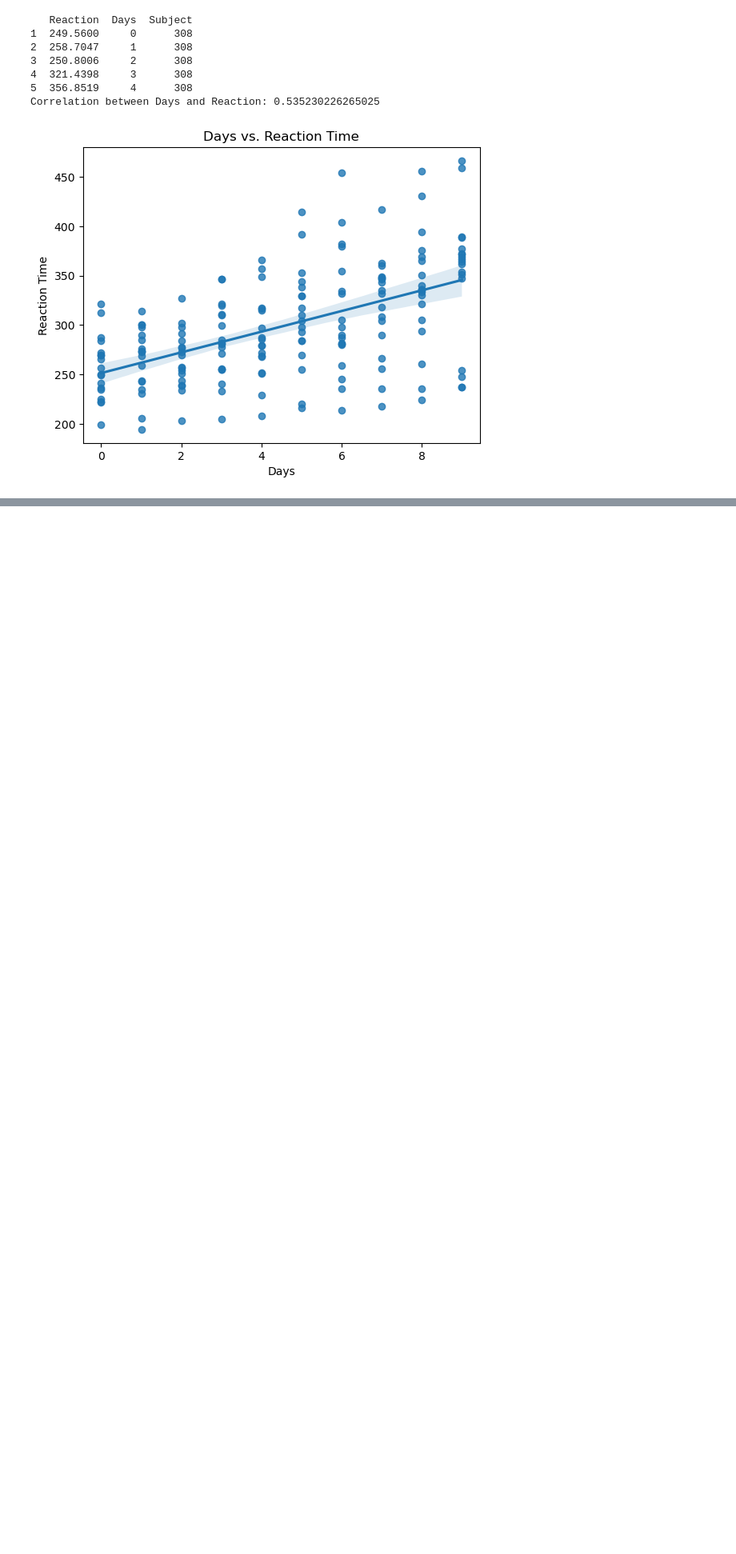
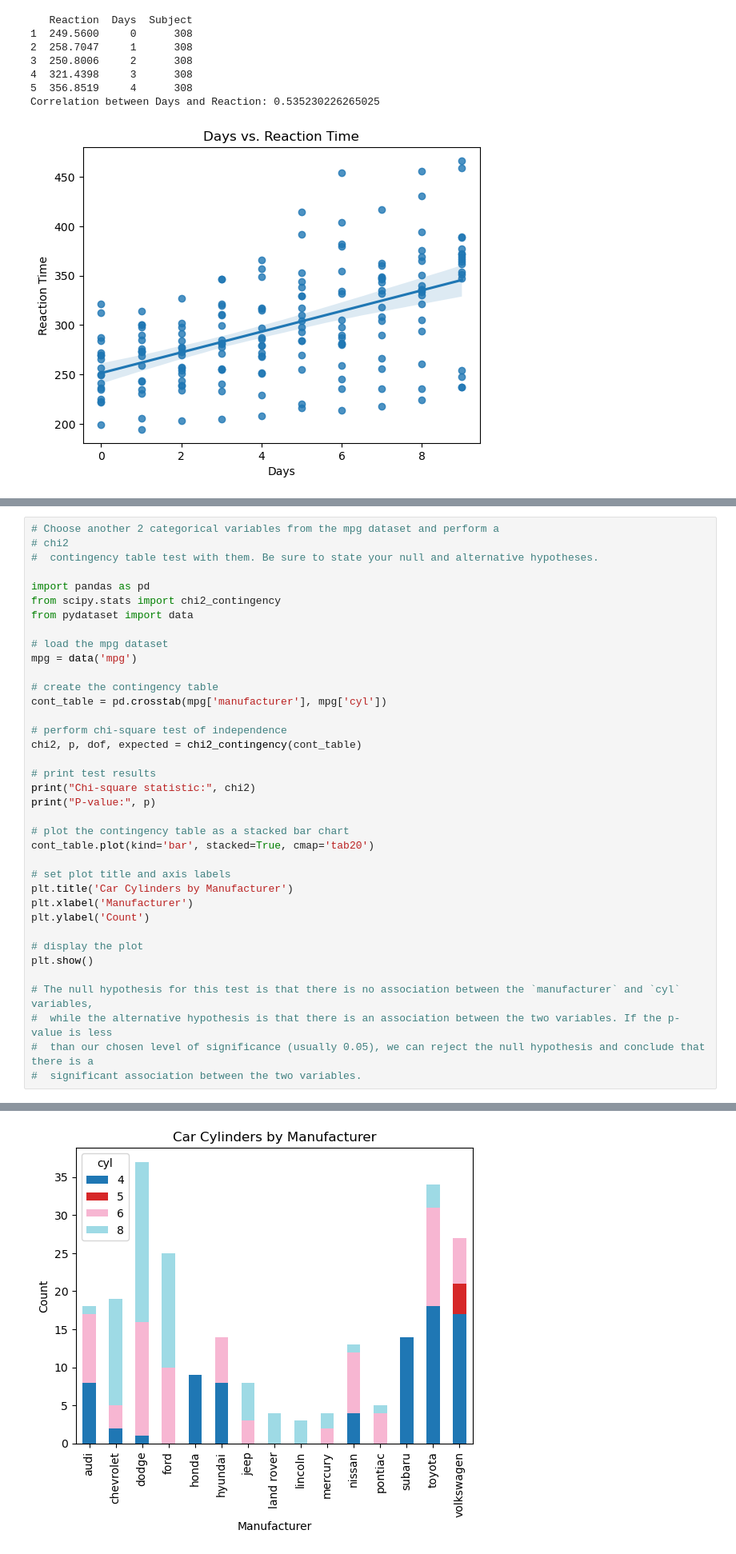
Before and after one commit to JoeyGideon/statistics-exercises, a Jupyter notebook: hypothesis_testing.ipynb, the cells around one changed output, grey strips where cells are left out. Shown at 80% size. Saved outputs shown, nothing was run; the diff lists cells and outputs as text; blank space fills up the shorter version.

```diff
--- a/hypothesis_testing.ipynb
+++ b/hypothesis_testing.ipynb
@@ -477,0 +533,38 @@ Correlation between Days and Reaction: 0.535230226265025
+# %%
+# Choose another 2 categorical variables from the mpg dataset and perform a
+# chi2
+#  contingency table test with them. Be sure to state your null and alternative hypotheses.
+
+import pandas as pd
+from scipy.stats import chi2_contingency
+from pydataset import data
+
+# load the mpg dataset
+mpg = data('mpg')
+
+# create the contingency table
+cont_table = pd.crosstab(mpg['manufacturer'], mpg['cyl'])
+
+# perform chi-square test of independence
+chi2, p, dof, expected = chi2_contingency(cont_table)
+
+# print test results
+print("Chi-square statistic:", chi2)
+print("P-value:", p)
+
+# plot the contingency table as a stacked bar chart
+cont_table.plot(kind='bar', stacked=True, cmap='tab20')
+
+# set plot title and axis labels
+plt.title('Car Cylinders by Manufacturer')
+plt.xlabel('Manufacturer')
+plt.ylabel('Count')
+
+# display the plot
+plt.show()
+
+# The null hypothesis for this test is that there is no association between the `manufacturer` and `cyl` variables,
+#  while the alternative hypothesis is that there is an association between the two variables. If the p-value is less
+#  than our chosen level of significance (usually 0.05), we can reject the null hypothesis and conclude that there is a
+#  significant association between the two variables.
+# %% [output]
@@ -477,0 +573 @@ Correlation between Days and Reaction: 0.535230226265025
+[figure, added]
```
Also changed, not shown: parts of 5 cells of this notebook.
